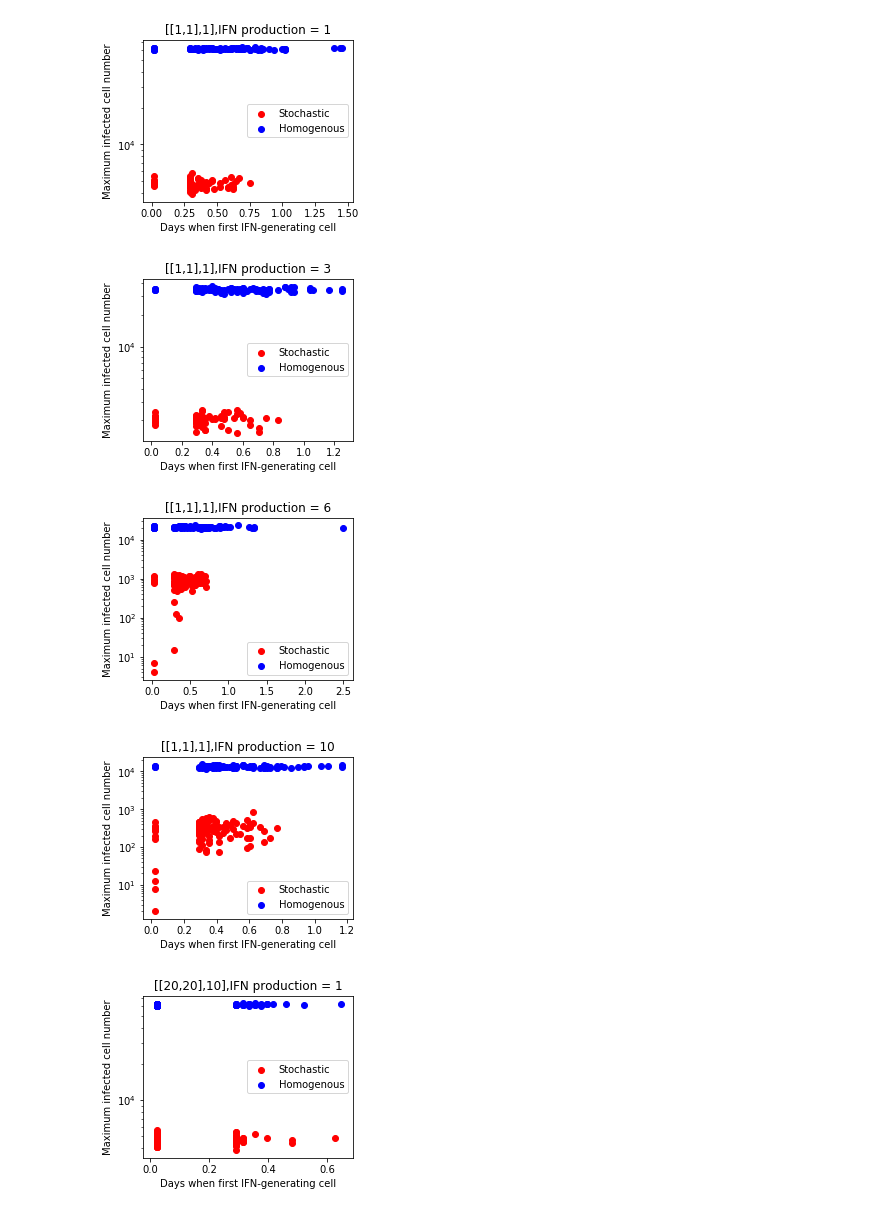
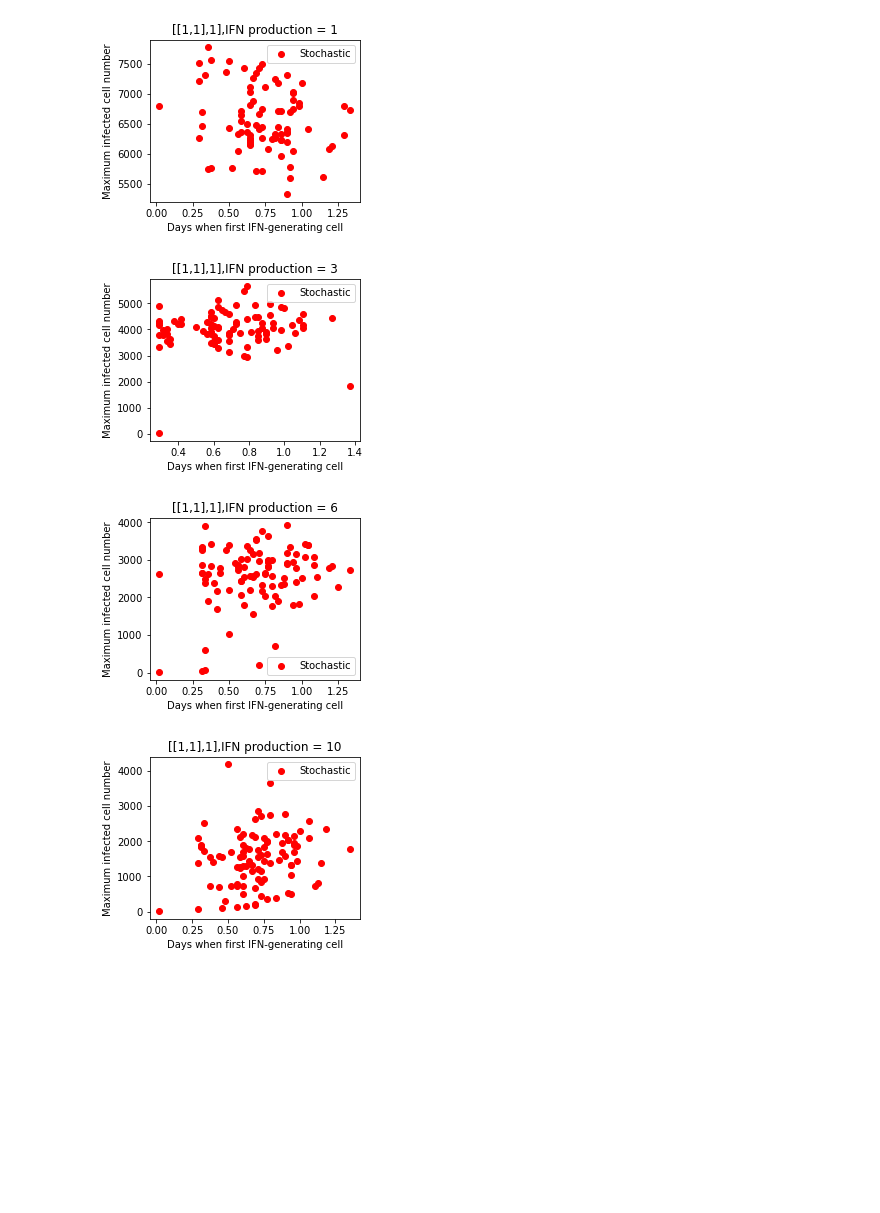
Before and after one commit to pinghanchu/Cellular-automaton-Virus, a Jupyter notebook: Homogenous_Stochastic.ipynb, the cells around one changed output. Cells and saved outputs as stored; diff of their text form; code cells hidden in the pictures; blank space fills up the shorter version.

Commit message:
update homogenous Stochastic comparison.

```diff
--- a/Homogenous_Stochastic.ipynb
+++ b/Homogenous_Stochastic.ipynb
@@ -9,13 +60,34 @@ import matplotlib.pyplot as plt
+# %%
+ivirus_prods=2
+ivirus_diff=1
+iifn_diff=5
+iifn_prob=0.01
+ivirus_reduction=0.5
+ifn_prods=[1,3,6,10]
+initial_virus=[[1,1,1]]
+isstochastic = [[0,"homogenous"],[1,"stochastic"]]
+#ifn_prods=[10]
+#initial_virus=[[200,500,100]]
+for Is, name in isstochastic:
+    for s1,s2,vnumb in initial_virus:
+        for iifn_prods in ifn_prods:
+            path1 = "initial_virus/{}/{}_{}_{}/{}".format(name,s1,s2,vnumb,iifn_prods)
+
+            df1=AllRead(path1,0,100,ivirus_prods,ivirus_diff,iifn_prods,iifn_diff,iifn_prob,ivirus_reduction,Is,s1,s2,vnumb)
+            dfnew=CalculateFirstIFN(df1,s1,s2,vnumb,iifn_prods,Is)
+            #print(dfnew)
+            dfnew.to_csv("maxinfected_firstifn_isstochastic{}_initialvirus{}_{}_{}_ifnprods{}.csv".format(Is,s1,s2,vnumb,iifn_prods))
+            #plot_maxinfected_firstifn(dfnew)
 # %%
 def plot_maxinfected_firstifn(df1,df2,s1,s2,vnumb,ifn_prods):
 
     plt.figure(figsize=(4, 3))
 
     plt.scatter(df1['ifn.first']/48.,df1['infected.max'],marker='o',color='r',label="Stochastic")
-    plt.scatter(df2['ifn.first']/48.,df2['infected.max'],marker='o',color='b',label="Homogenous")
+    #plt.scatter(df2['ifn.first']/48.,df2['infected.max'],marker='o',color='b',label="Homogenous")
     plt.ylabel("Maximum infected cell number")
     plt.xlabel("Days when first IFN-generating cell")
-    plt.yscale("log")
+    #plt.yscale("log")
     plt.subplots_adjust(left=0.24, right=0.97, top=0.9, bottom=0.15)
     #plt.text(9, 2e4, r'$(C)$', fontdict=font)
     plt.title("[[{},{}],{}],IFN production = {}".format(s1,s2,vnumb,ifn_prods))
@@ -24,18 +96,17 @@ def plot_maxinfected_firstifn(df1,df2,s1,s2,vnumb,ifn_prods):
     plt.show()
     return 0
 # %%
-initial_virus=[[1,1,1],[20,20,10],[20,20,100],[200,500,10],[200,500,100]]
+initial_virus=[[1,1,1]]
 ifn_prods=[1,3,6,10]
 for s1,s2,vnumb in initial_virus:
     for iifn_prods in ifn_prods:
-        data1 = "./data/maxinfected_firstifn_isstochastic1_initialvirus{}_{}_{}_ifnprods{}.csv".format(s1,s2,vnumb,iifn_prods)
-        data2 = "./data/maxinfected_firstifn_isstochastic0_initialvirus{}_{}_{}_ifnprods{}.csv".format(s1,s2,vnumb,iifn_prods)
+        data1 = "./maxinfected_firstifn_isstochastic1_initialvirus{}_{}_{}_ifnprods{}.csv".format(s1,s2,vnumb,iifn_prods)
+        data2 = "./maxinfected_firstifn_isstochastic0_initialvirus{}_{}_{}_ifnprods{}.csv".format(s1,s2,vnumb,iifn_prods)
         df1 = pd.read_csv(data1)
         df2 = pd.read_csv(data2)
         plot_maxinfected_firstifn(df1,df2,s1,s2,vnumb,iifn_prods)
 # %% [output]
-[figure, old version]
+[figure, new version]
-[figure, old version]
+[figure, new version]
-[figure, old version]
+[figure, new version]
-[figure, old version]
+[figure, new version]
-[figure, removed]
```
Also changed, not shown: parts of 3 cells of this notebook.
